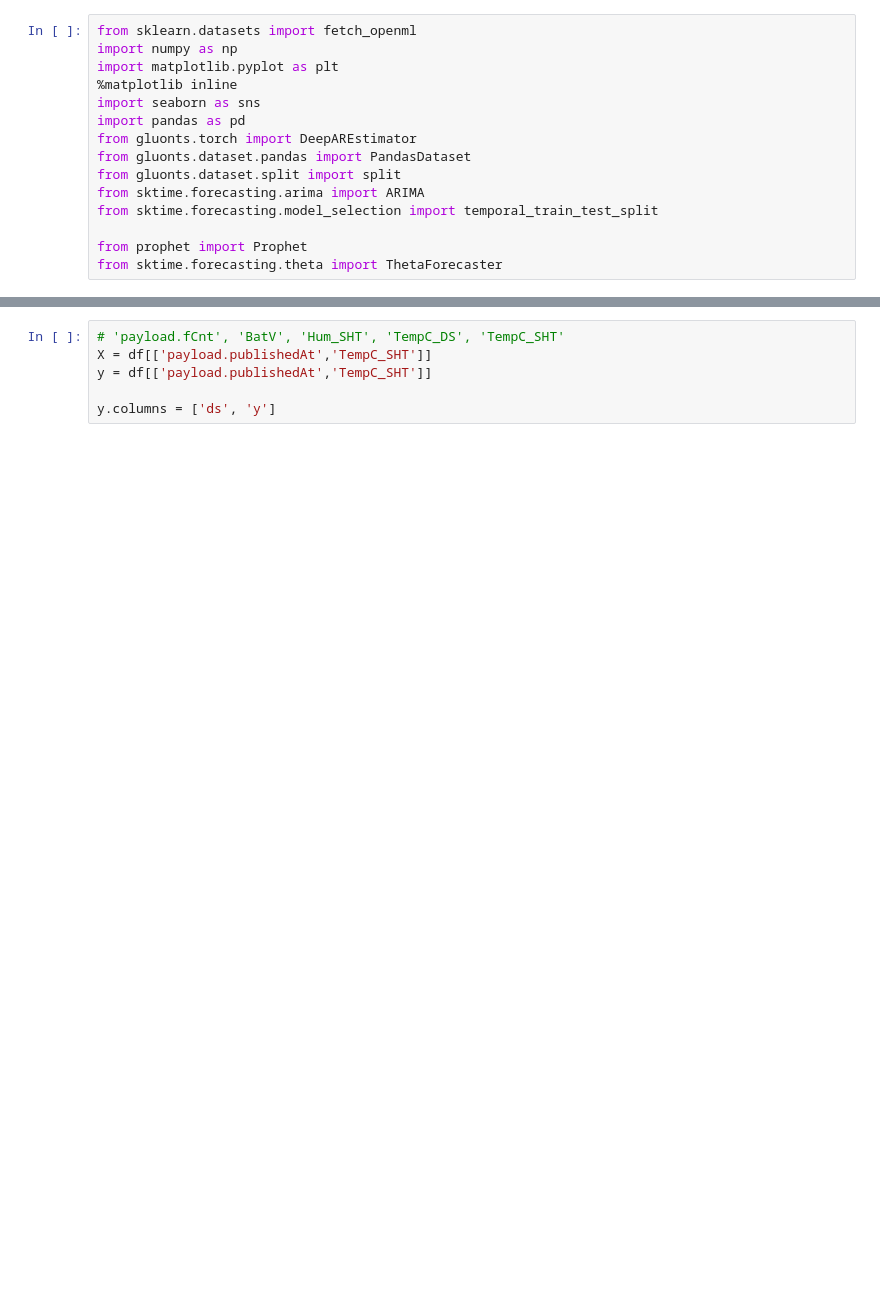
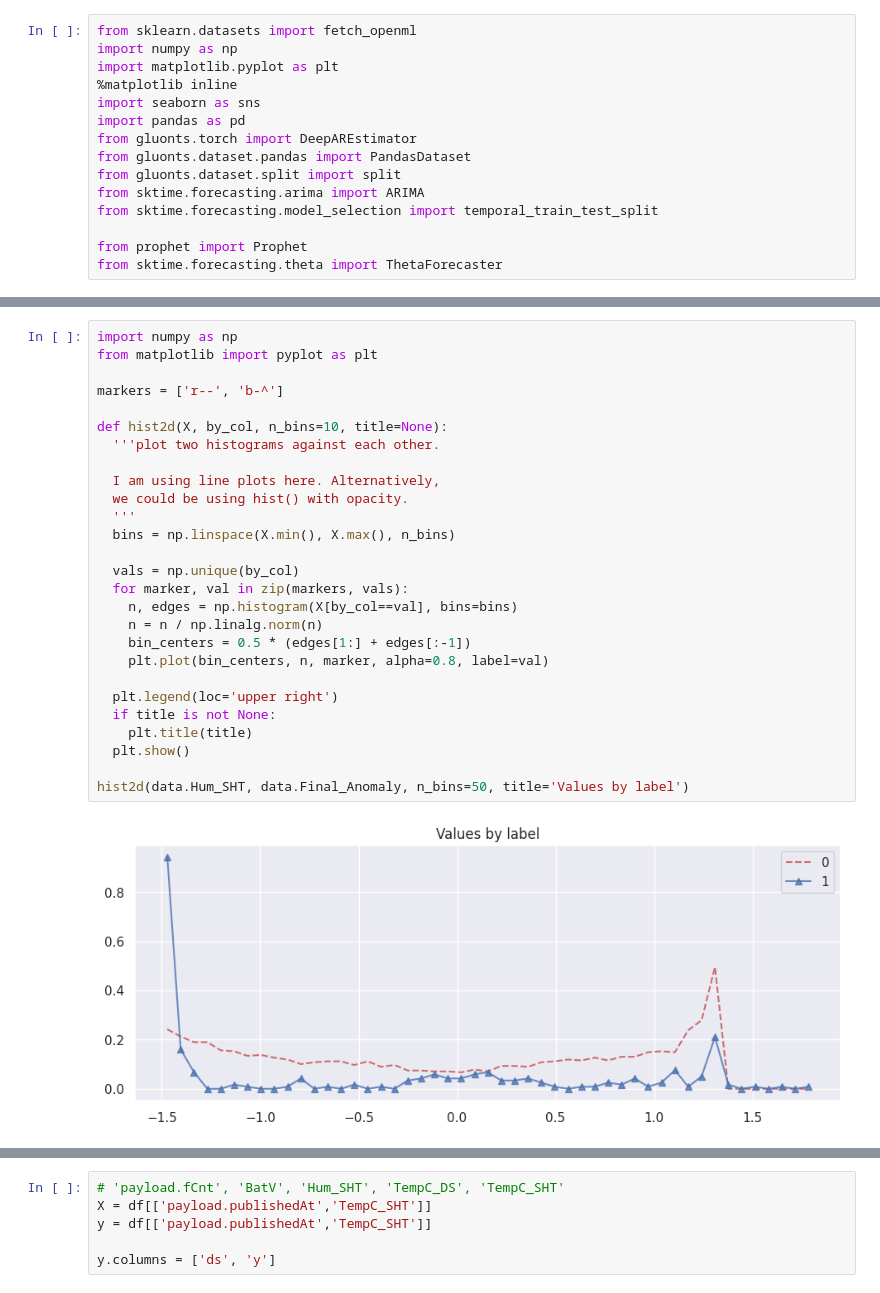
Before and after one commit to MuayThaiLegz/PracticeCrazy, a Jupyter notebook: Untitled10.ipynb, the cells around one changed output, grey strips where cells are left out. Cells and saved outputs as stored; diff of their text form; blank space fills up the shorter version.

```diff
--- a/Untitled10.ipynb
+++ b/Untitled10.ipynb
@@ -36,0 +85,29 @@ df = data[['payload.publishedAt','TempC_SHT']]
+# %%
+import numpy as np
+from matplotlib import pyplot as plt
+
+markers = ['r--', 'b-^']
+
+def hist2d(X, by_col, n_bins=10, title=None):
+  '''plot two histograms against each other.
+
+  I am using line plots here. Alternatively,
+  we could be using hist() with opacity.
+  '''
+  bins = np.linspace(X.min(), X.max(), n_bins)
+
+  vals = np.unique(by_col)
+  for marker, val in zip(markers, vals):
+    n, edges = np.histogram(X[by_col==val], bins=bins)
+    n = n / np.linalg.norm(n)
+    bin_centers = 0.5 * (edges[1:] + edges[:-1])
+    plt.plot(bin_centers, n, marker, alpha=0.8, label=val)
+
+  plt.legend(loc='upper right')
+  if title is not None:
+    plt.title(title)
+  plt.show()
+
+hist2d(data.Hum_SHT, data.Final_Anomaly, n_bins=50, title='Values by label')
+# %% [output]
+[figure, added]
```
Also changed, not shown: parts of 47 cells of this notebook.
